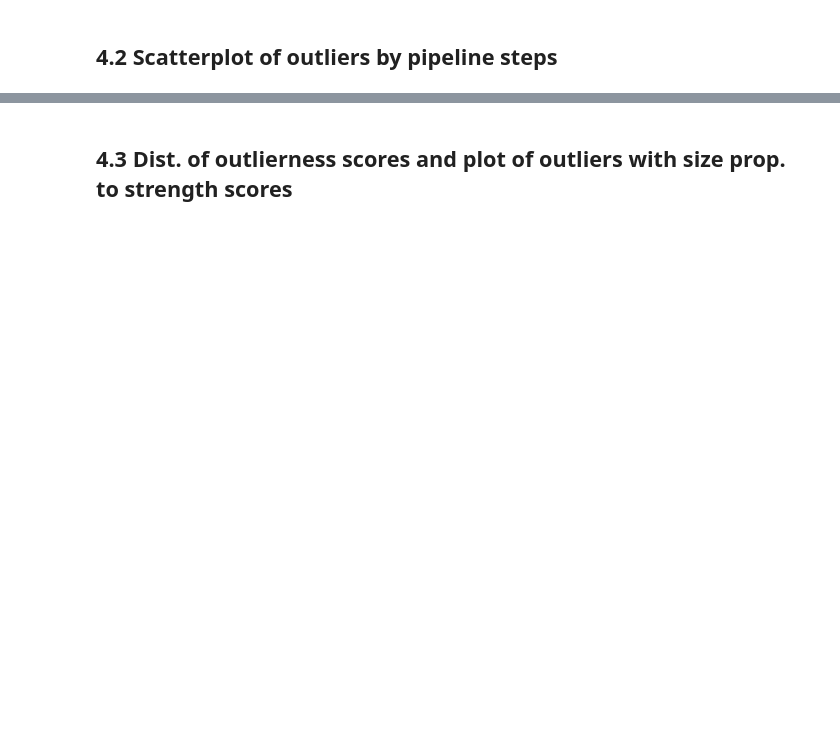
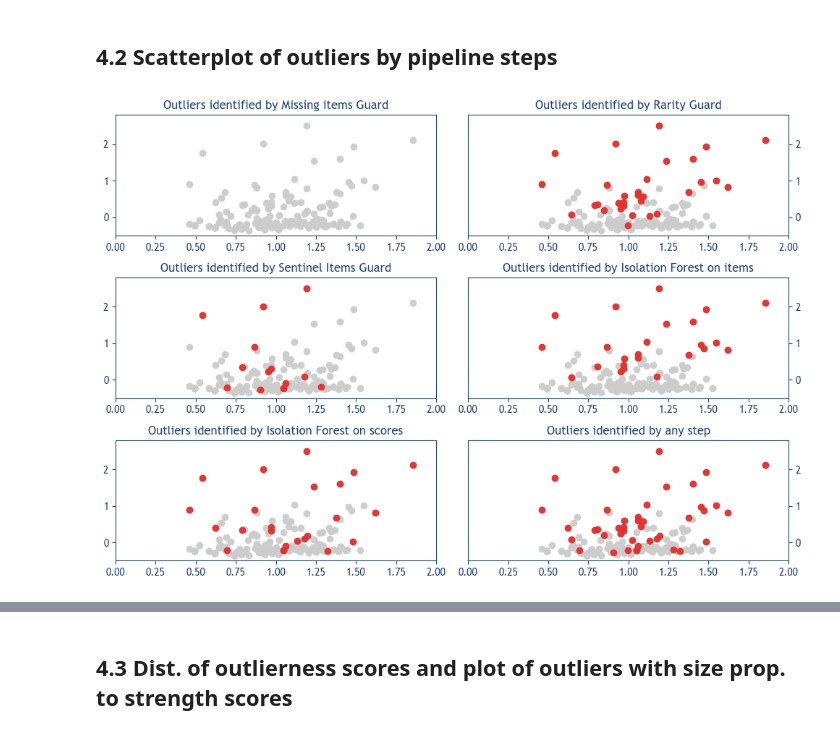
Before and after one commit to alkaest2002/mhsc, a Jupyter notebook: analysis/analysis.ipynb, the cells around one changed output, grey strips where cells are left out. Saved outputs shown, nothing was run; the diff lists cells and outputs as text; code cells hidden in the pictures; blank space fills up the shorter version.

```diff
--- a/analysis/analysis.ipynb
+++ b/analysis/analysis.ipynb
@@ -520,34 +527,36 @@ for algo, ax in zip(
 ):
     outliers_mask =  data.loc[:, [f"outlier_{algo}"]].replace(1,0).abs().gt(0).sum(axis=1) > 0
     ax.scatter(data["f1"], data["f2"], c="#ccc", alpha=ALPHA)
     ax.scatter(
         data.loc[outliers_mask, "f1"],
         data.loc[outliers_mask, "f2"],
         c="#e5302d",
         alpha=ALPHA
     )
     #for index, row in data.copy().reset_index(drop=False).iterrows():
         #ax.annotate(row["bio_id"], (row["svd_f1"], row["svd_f2"]))
 
 
 for idx, ax in enumerate([ax1, ax2, ax3, ax4, ax5, ax6], 1):
     if idx % 2 == 0: ax.yaxis.tick_right()
     ax.set_xlim(0, 2)
     ax.set_ylim(-.5, 2.8)
 
     ax.tick_params(color=SPLINES_COLOR, labelcolor=SPLINES_COLOR)
     for spine in ax.spines.values():
         spine.set_edgecolor(SPLINES_COLOR)
 
 ax1.set_title("Outliers identified by Missing items Guard", c=SPLINES_COLOR)
-ax2.set_title("Outliers identified by Uniqueness Guard", c=SPLINES_COLOR)
+ax2.set_title("Outliers identified by Rarity Guard", c=SPLINES_COLOR)
 ax3.set_title("Outliers identified by Sentinel Items Guard", c=SPLINES_COLOR)
 ax4.set_title("Outliers identified by Isolation Forest on items", c=SPLINES_COLOR)
 ax5.set_title("Outliers identified by Isolation Forest on scores", c=SPLINES_COLOR)
 ax6.set_title("Outliers identified by any step", c=SPLINES_COLOR)
 
 plt.subplots_adjust(wspace=0.1, hspace=.35)
 plt.savefig("./media/plot1.pdf", bbox_inches='tight')
+# %% [output]
+[figure, added]
 # %%
 fig = plt.figure(figsize=(12,6))
 
```
Also changed, not shown: parts of 4 cells of this notebook, 1 other file.
